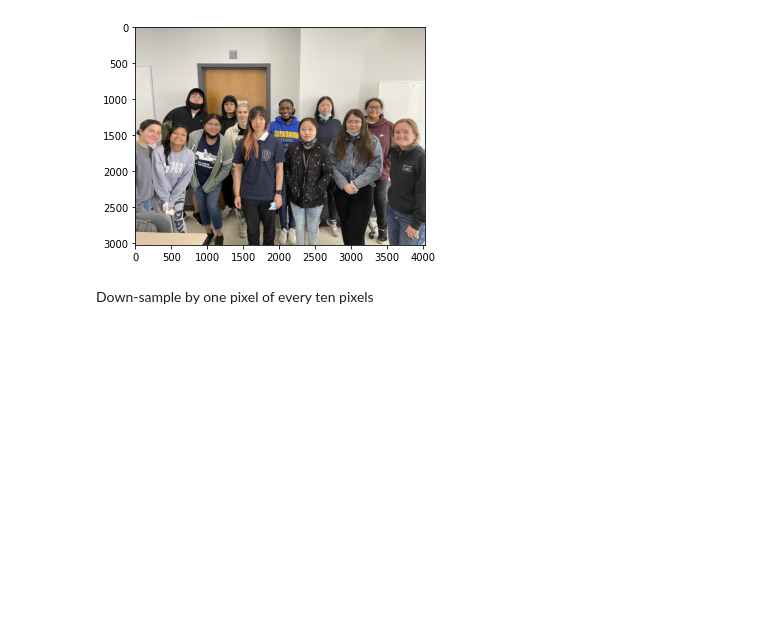
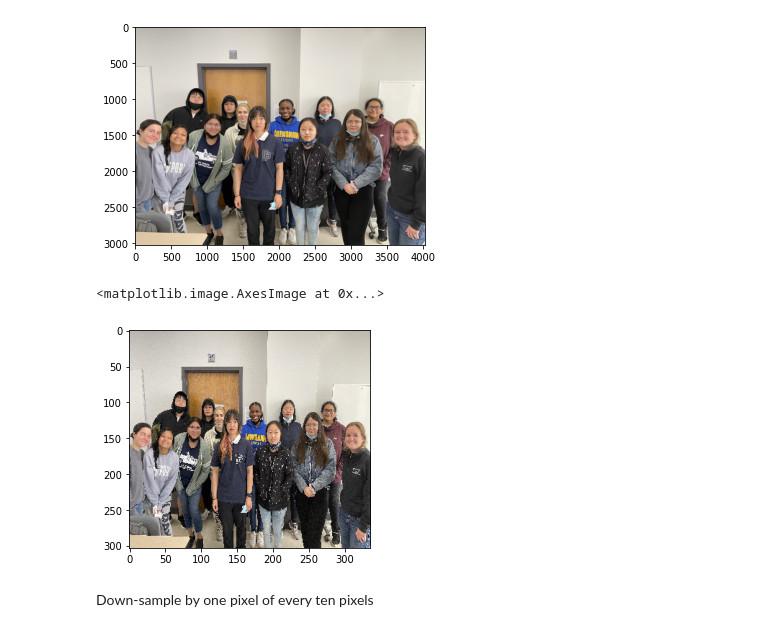
Before and after one commit to MinJ96/ANS198, a Jupyter notebook: note1_python_libraries.ipynb, the cells around one changed output. Cells and saved outputs as stored; diff of their text form; code cells hidden in the pictures; blank space fills up the shorter version.

```diff
--- a/note1_python_libraries.ipynb
+++ b/note1_python_libraries.ipynb
@@ -218,6 +218,11 @@ plt.imshow(image)
 # %% [output]
 <matplotlib.image.AxesImage at 0x...>
 [figure]
+# %%
+plt.imshow(image[::10, ::12])
+# %% [output]
+<matplotlib.image.AxesImage at 0x...>
+[figure, added]
 # %% [markdown]
 Down-sample by one pixel of every ten pixels
 # %%
```
